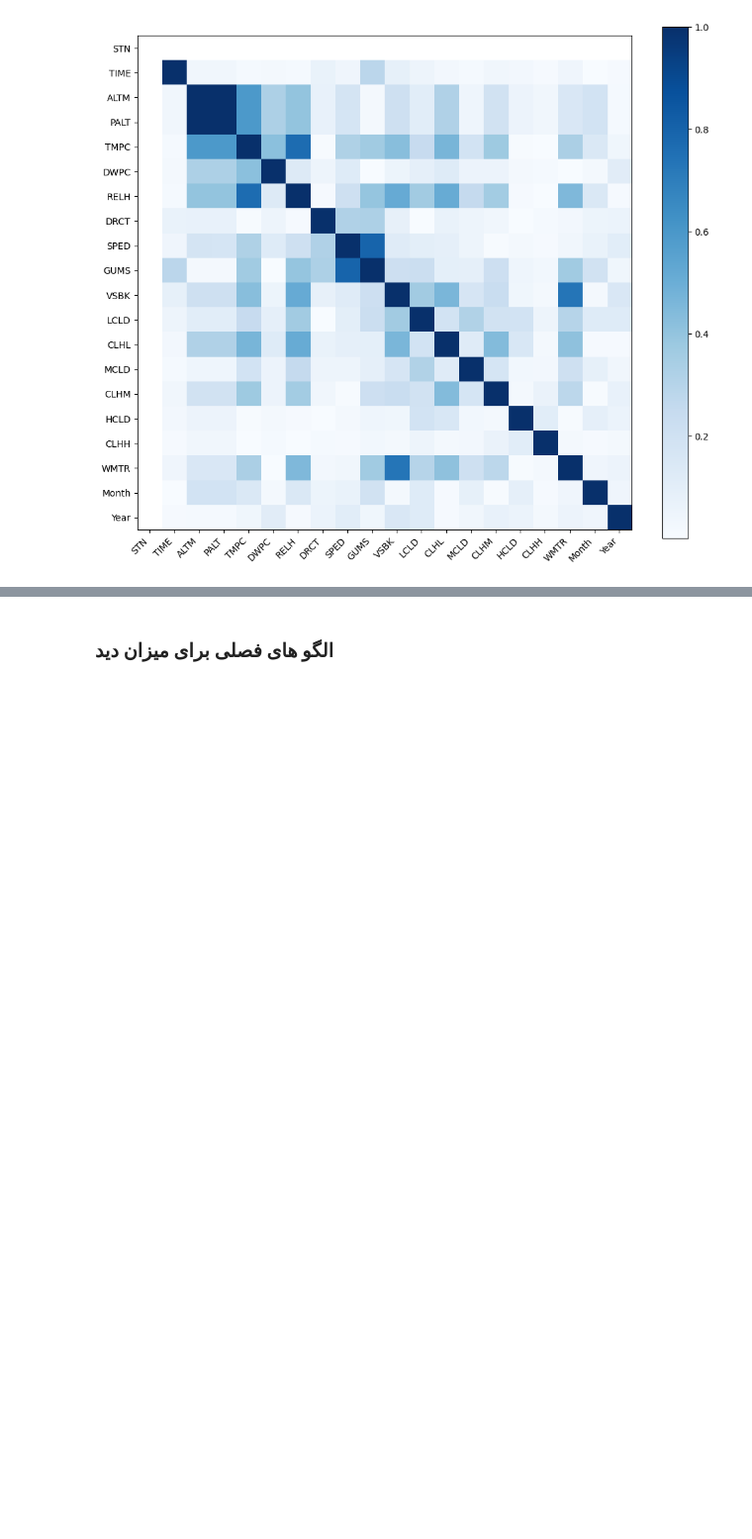
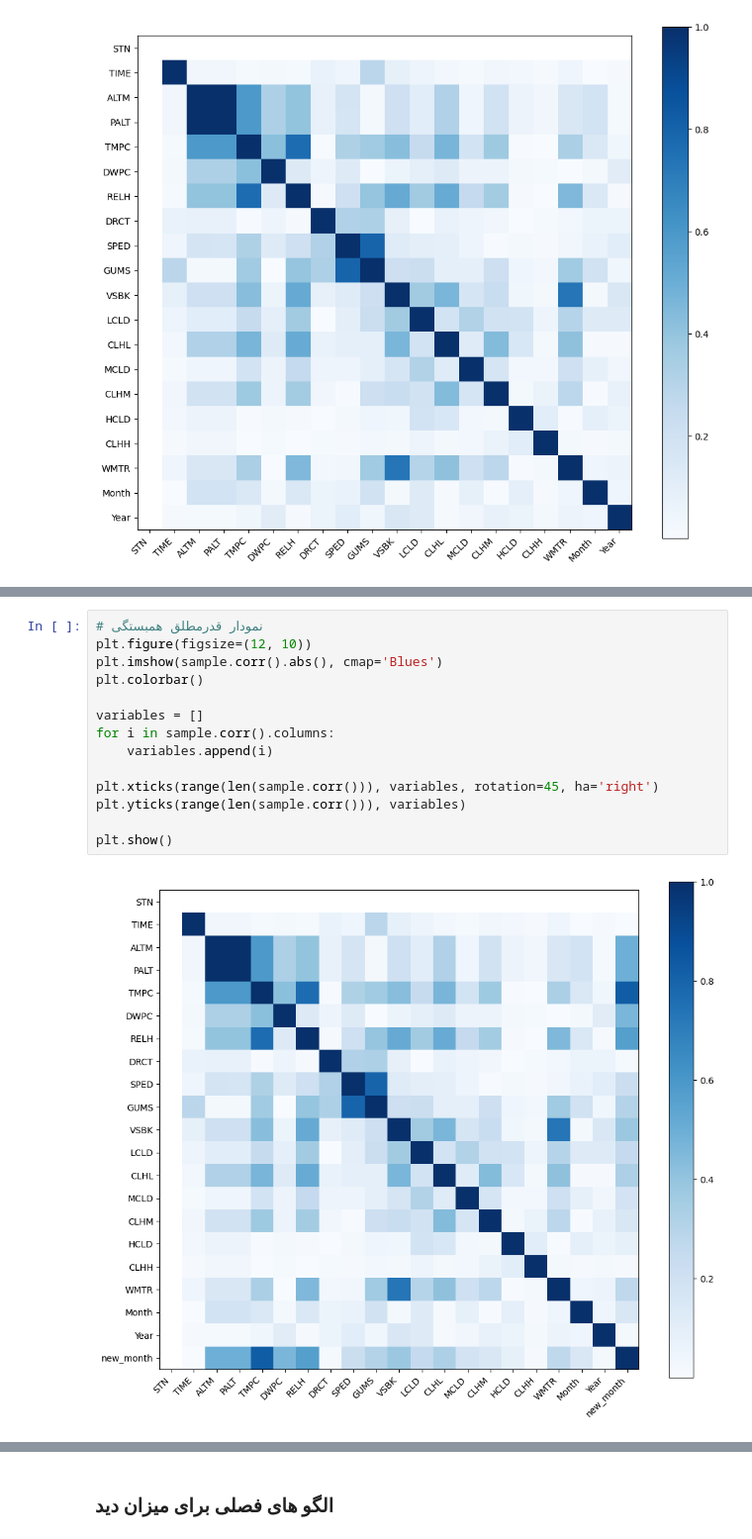
Before and after one commit to sajadkarimii/Meteorological-Data-Analysis-from-OIMM-Station, a Jupyter notebook: OIMM.ipynb, the cells around one changed output, grey strips where cells are left out. Shown: that part at 99% size. Drawn from its saved outputs; the diff is of its cells as text; blank space fills up the shorter version.

```diff
--- a/OIMM.ipynb
+++ b/OIMM.ipynb
@@ -105,0 +137,16 @@ plt.show()
+# %%
+# نمودار قدرمطلق همبستگی
+plt.figure(figsize=(12, 10))
+plt.imshow(sample.corr().abs(), cmap='Blues')
+plt.colorbar()
+
+variables = []
+for i in sample.corr().columns:
+    variables.append(i)
+
+plt.xticks(range(len(sample.corr())), variables, rotation=45, ha='right')
+plt.yticks(range(len(sample.corr())), variables)
+
+plt.show()
+# %% [output]
+[figure, added]
```
Also changed, not shown: parts of 14 cells of this notebook.
